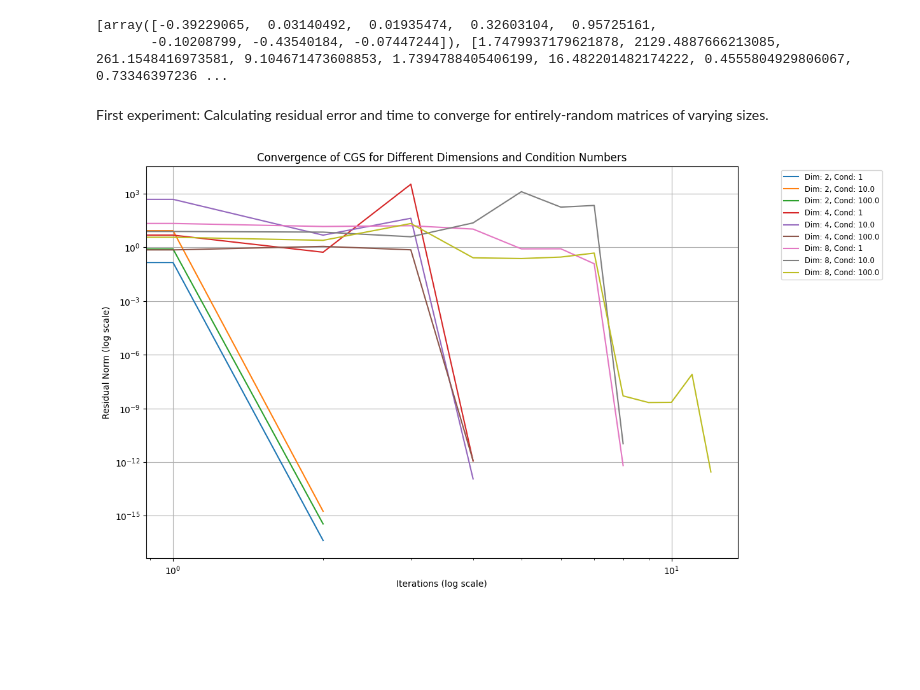
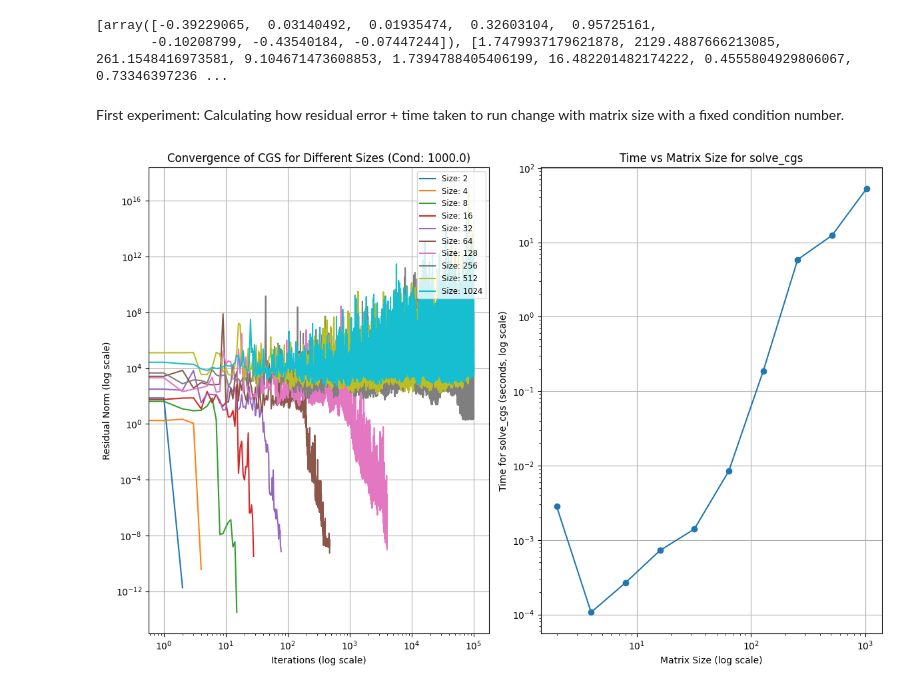
Before and after one commit to connorbuchheit/RandomMatrixProject, a Jupyter notebook: CGSexperiments.ipynb, the cells around one changed output. Saved outputs shown, nothing was run; the diff lists cells and outputs as text; code cells hidden in the pictures; blank space fills up the shorter version.

Commit message:
More graphs

```diff
--- a/CGSexperiments.ipynb
+++ b/CGSexperiments.ipynb
@@ -21,53 +21,57 @@ from CGN import solve_cgn
 # %% [output]
 [array([-0.39229065,  0.03140492,  0.01935474,  0.32603104,  0.95725161,
        -0.10208799, -0.43540184, -0.07447244]), [1.7479937179621878, 2129.4887666213085, 261.1548416973581, 9.104671473608853, 1.7394788405406199, 16.482201482174222, 0.4555804929806067, 0.73346397236 ...
-# %% [markdown]
-First experiment: Calculating residual error and time to converge for entirely-random matrices of varying sizes.
+# %% [markdown]
+First experiment: Calculating how residual error + time taken to run change with matrix size with a fixed condition number.
 # %%
-# Dimensions and condition numbers to test
-# N = [2, 4, 8, 16, 32, 64, 128, 256, 512, 1024]
-# kappa = [1, 1e1, 1e2, 1e3, 1e4, 1e5, 1e6, 1e7, 1e8, 1e9]
+import time
+import matplotlib.pyplot as plt
 
-N = [2, 4, 8]
-kappa = [1, 1e1, 1e2]
+# Fixed condition number
+fixed_kappa = 1e3  # Example condition number
+sizes = [2, 4, 8, 16, 32, 64, 128, 256, 512, 1024]  # Matrix sizes
 
-# Generate matrices for all dimensions and condition numbers
-matrices = {}
+# Store residuals and timing results
+results_size = {}
+timings_size = {}
 
-for NN in N:
-    matrices[NN] = {}
-    for kk in kappa:
-        matrices[NN][kk] = matrixgenerators.cond_num_matrix(NN, kk)
+for dim in sizes:
+    b = np.random.rand(dim)  # Random right-hand side vector
+    A = matrixgenerators.cond_num_matrix(dim, fixed_kappa)
 
-# Store residuals for CGS
-results_cgs = {}
+    start_time = time.time()
+    _, residuals, _ = solve_cgs(A, b)  # Use solve_cgs to get residuals
+    end_time = time.time()
 
-dim = 2
-while dim <= 1024:
-# while dim <= 8:
-    b = np.random.rand(dim)  # Random right-hand side vector
-    results_cgs[dim] = {}
-
-    for cond in matrices[dim]:
-        A = matrices[dim][cond]
-        _, residuals, _ = solve_cgs(A, b)  # Use solve_cgs to get residuals
-        results_cgs[dim][cond] = residuals
-
-    dim *= 2
+    results_size[dim] = residuals
+    timings_size[dim] = end_time - start_time  # Total time for the solve_cgs call
 
 # Plot residuals for CGS
 plt.figure(figsize=(12, 8))
-for dim in results_cgs:
-    for cond, residuals in results_cgs[dim].items():
-        plt.plot(residuals, label=f"Dim: {dim}, Cond: {cond}")
 
+# Subplot 1: Residuals vs iterations
+plt.subplot(1, 2, 1)
+for dim, residuals in results_size.items():
+    plt.plot(residuals, label=f"Size: {dim}")
 plt.xscale('log')
 plt.yscale('log')
 plt.xlabel("Iterations (log scale)")
 plt.ylabel("Residual Norm (log scale)")
-plt.title("Convergence of CGS for Different Dimensions and Condition Numbers")
-plt.legend(loc="upper right", bbox_to_anchor=(1.25, 1), fontsize="small")
+plt.title(f"Convergence of CGS for Different Sizes (Cond: {fixed_kappa})")
+plt.legend(loc="upper right", fontsize="small")
 plt.grid()
+
+# Subplot 2: Timing vs matrix size
+plt.subplot(1, 2, 2)
+plt.plot(timings_size.keys(), timings_size.values(), marker='o')
+plt.xscale('log')
+plt.yscale('log')
+plt.xlabel("Matrix Size (log scale)")
+plt.ylabel("Time for solve_cgs (seconds, log scale)")
+plt.title("Time vs Matrix Size for solve_cgs")
+plt.grid()
+
+plt.tight_layout()
 plt.show()
 # %% [output]
-[figure, old version]
+[figure, new version]
```
Also changed, not shown: parts of 1 cell of this notebook, 2 other files.
